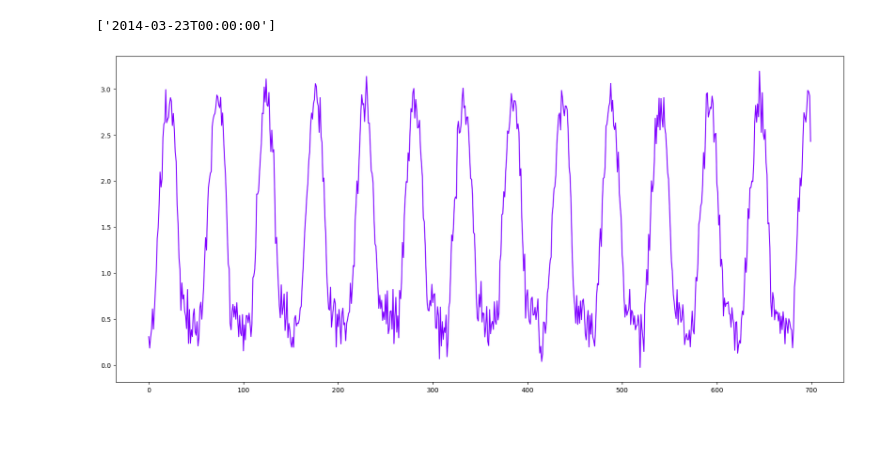
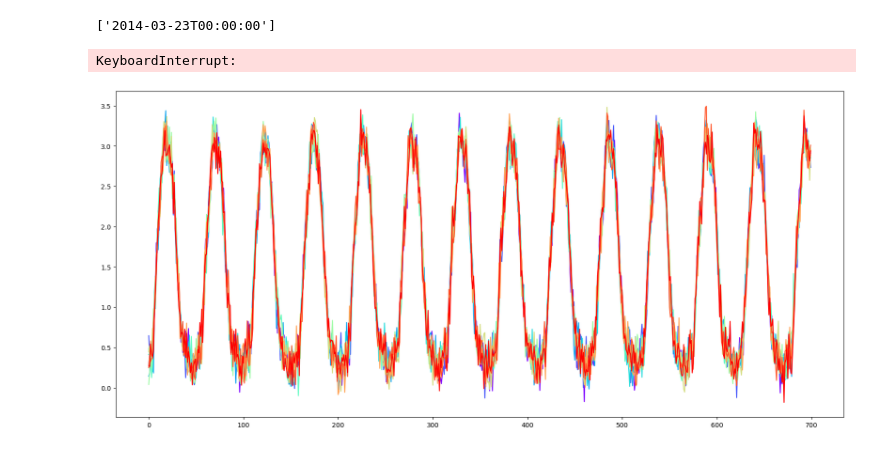
Before and after one commit to van-dai-vuong/cuTAGI, a Jupyter notebook: examples/generator_synTS_LSTM.ipynb, the cells around one changed output. Saved outputs shown, nothing was run; the diff lists cells and outputs as text; code cells hidden in the pictures.

```diff
--- a/examples/generator_synTS_LSTM.ipynb
+++ b/examples/generator_synTS_LSTM.ipynb
@@ -39,7 +39,7 @@ net = Sequential(
     Linear(30 * input_seq_len, 1),
 )
 net.set_threads(8)
-net.load(filename='./saved_param/HQ_hybrid_LSTM/lstm_hq_hybrid_onlydisp4.pth')
+net.load(filename='./saved_param/HQ_hybrid_LSTM/lstm_hq_hybrid_onlydisp.pth')
 # #net.to_device("cuda")
 
 # # State-space models: for baseline hidden states
@@ -183,7 +187,7 @@ print(date_time_train[-1])
 # %% [output]
 ['2014-03-23T00:00:00']
 # %%
-num_syn_ts = 1
+num_syn_ts = 10
 syn_ts_len = 700
 syn_ts_all = []
 # models_filenames = ['./saved_param/HQ_hybrid_LSTM/lstm_hq_hybrid_onlydisp.pth',
@@ -196,17 +200,14 @@ syn_ts_all = []
 #                     './saved_param/HQ_hybrid_LSTM/lstm_hq_hybrid_onlydisp8.pth',
 #                     './saved_param/HQ_hybrid_LSTM/lstm_hq_hybrid_onlydisp9.pth',
 #                     './saved_param/HQ_hybrid_LSTM/lstm_hq_hybrid_onlydisp10.pth',]
-models_filenames = ['./saved_param/HQ_hybrid_LSTM/lstm_hq_hybrid_onlydisp4.pth']
-hybrid.z[-3] = z_prior[-3]
-hybrid.Sz[-3,:] = 0
-hybrid.Sz[:,-3] = 0
+# models_filenames = ['./saved_param/HQ_hybrid_LSTM/lstm_hq_hybrid_onlydisp11.pth']
 for j in tqdm(range(num_syn_ts)):
-    # Sample a model filename from models_filenames randomly
-    filename = np.random.choice(models_filenames)
+    # # Sample a model filename from models_filenames randomly
+    # filename = np.random.choice(models_filenames)
 
-    # Replace the lstm network with the randomized one
-    net.load(filename=filename)
-    hybrid.net = net
+    # # Replace the lstm network with the randomized one
+    # net.load(filename=filename)
+    # hybrid.net = net
 
     syn_ts_i=[]
     date_time = copy.deepcopy(date_time_train)
@@ -252,6 +253,8 @@ for j in tqdm(range(num_syn_ts)):
         # obs_unnorm.extend(y)
 
     syn_ts_all.append(syn_ts_i)
+# %% [output]
+KeyboardInterrupt:
 # %%
 # Generate datetime
 from datetime import datetime, timedelta
@@ -272,17 +275,17 @@ with open('syn_dataset_hqts2_lstm_unstandardized_model4_ts1.csv', 'w', newline='
 # %%
 # Plot the first 10 time series in syn_ts_all
 def get_cmap(n, name='rainbow'):
     '''Returns a function that maps each index in 0, 1, ..., n-1 to a distinct
     RGB color; the keyword argument name must be a standard mpl colormap name.'''
     return plt.cm.get_cmap(name, n)
 
-COLORS = get_cmap(1)
+COLORS = get_cmap(10)
 plt.figure(figsize=(20, 9))
-for i in range(1):
+for i in range(10):
     plt.plot(syn_ts_all[i], color = COLORS(i))
 plt.show()
 # %% [output]
-[figure, old version]
+[figure, new version]
 # %%
 # # Save mu_ar and var_ar in a json file
 # import json
```
Also changed, not shown: parts of 4 cells of this notebook, 5 other files.
